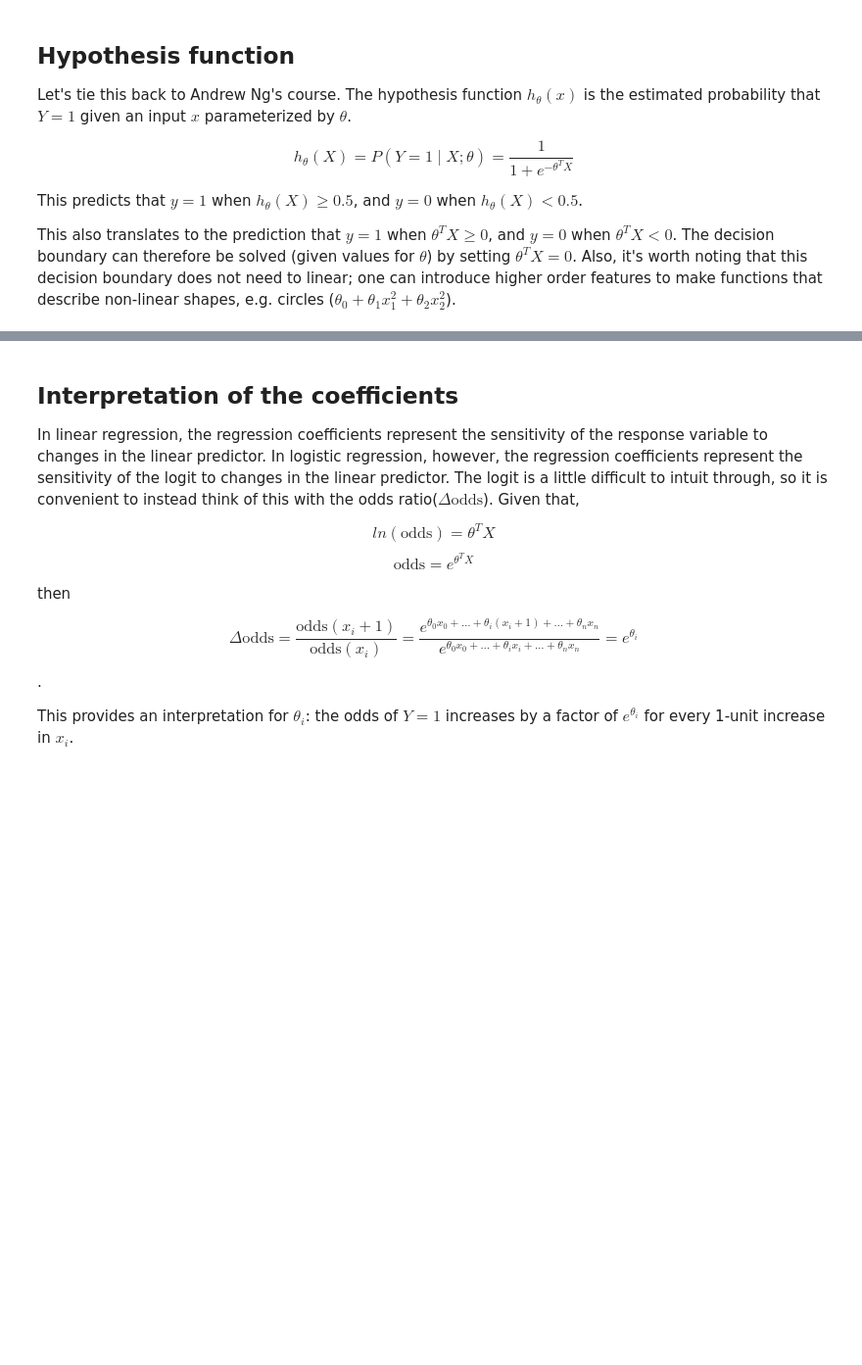
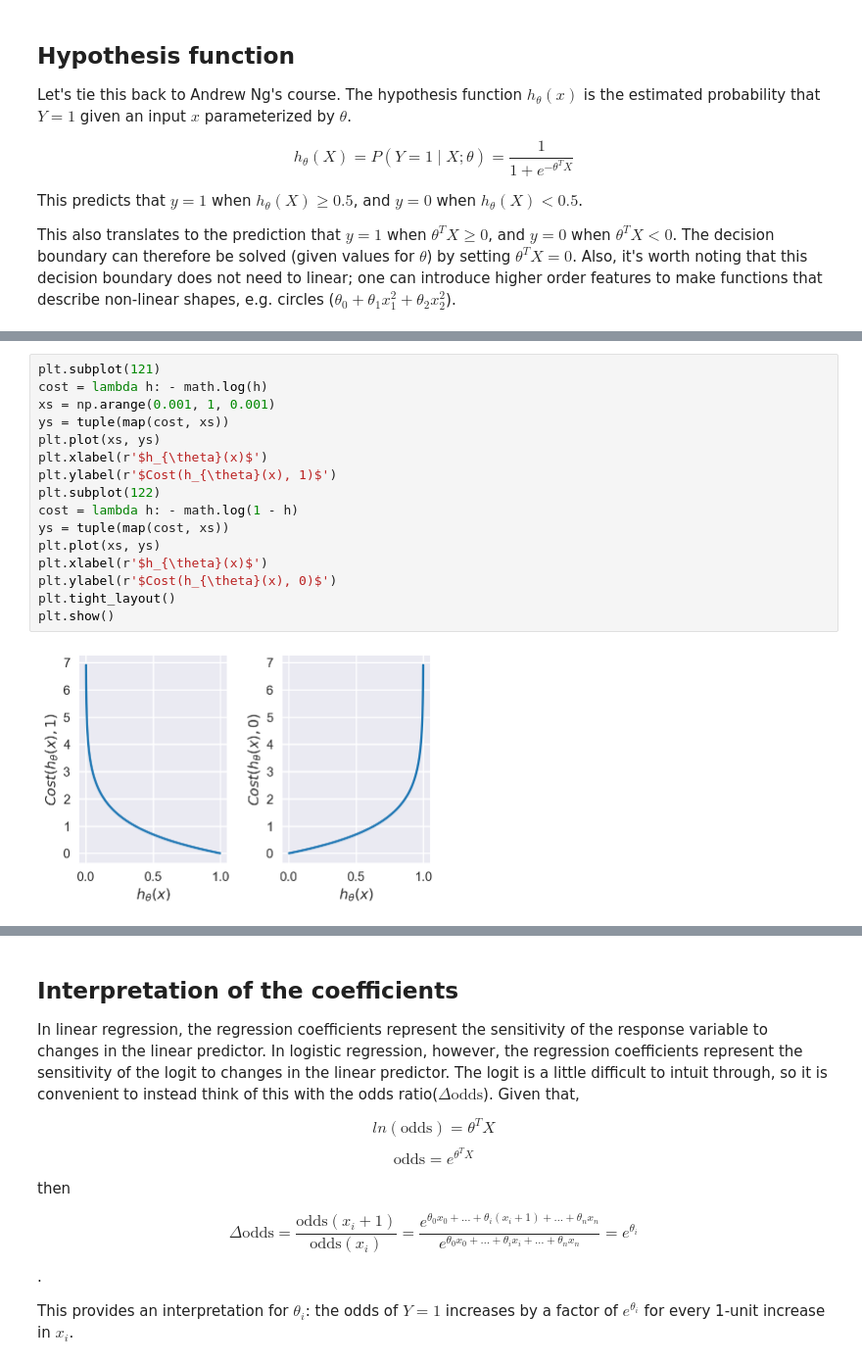
Before and after one commit to sameerank/data-science-interview-prep, a Jupyter notebook: ml/logistic regression.ipynb, the cells around one changed output, grey strips where cells are left out. Shown at 98% size. Drawn from its saved outputs; the diff is of its cells as text; blank space fills up the shorter version.

Commit message:
Cost function explanation

```diff
--- a/ml/logistic regression.ipynb
+++ b/ml/logistic regression.ipynb
@@ -191,0 +207,18 @@ This also translates to the prediction that $y = 1$ when $\theta^{T}X \ge 0$, an
+# %%
+plt.subplot(121)
+cost = lambda h: - math.log(h)
+xs = np.arange(0.001, 1, 0.001)
+ys = tuple(map(cost, xs))
+plt.plot(xs, ys)
+plt.xlabel(r'$h_{\theta}(x)$')
+plt.ylabel(r'$Cost(h_{\theta}(x), 1)$')
+plt.subplot(122)
+cost = lambda h: - math.log(1 - h)
+ys = tuple(map(cost, xs))
+plt.plot(xs, ys)
+plt.xlabel(r'$h_{\theta}(x)$')
+plt.ylabel(r'$Cost(h_{\theta}(x), 0)$')
+plt.tight_layout()
+plt.show()
+# %% [output]
+[figure, added]
```
Also changed, not shown: parts of 2 cells of this notebook.
